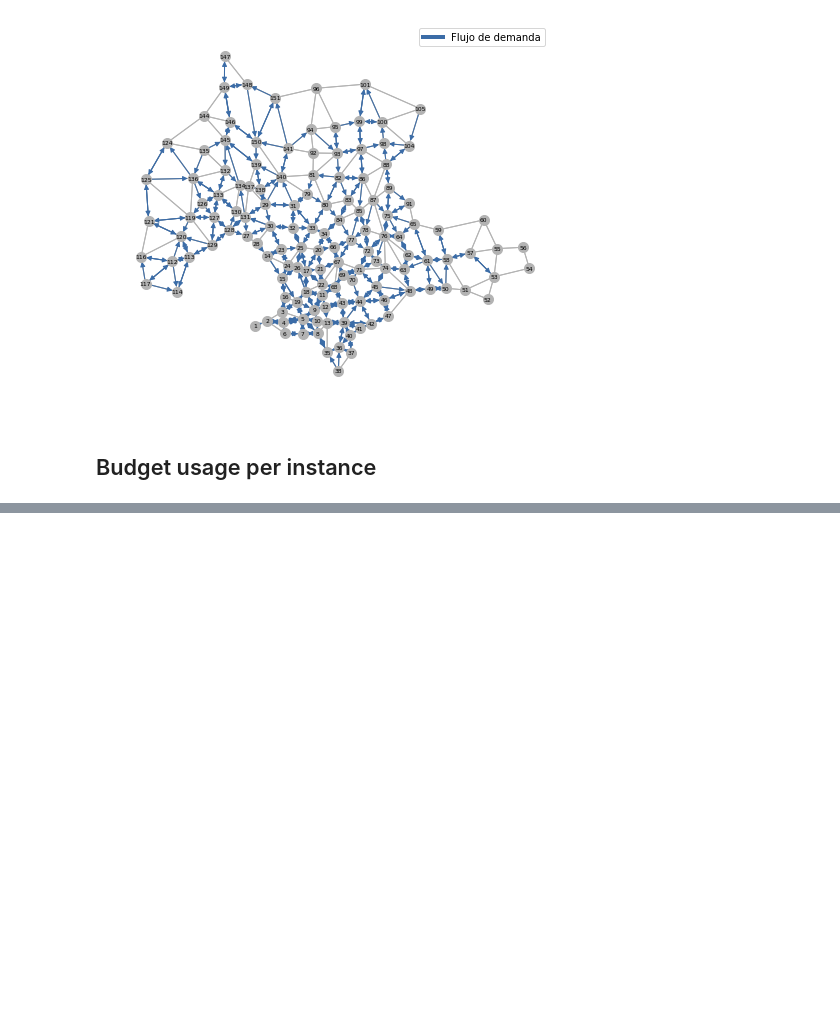
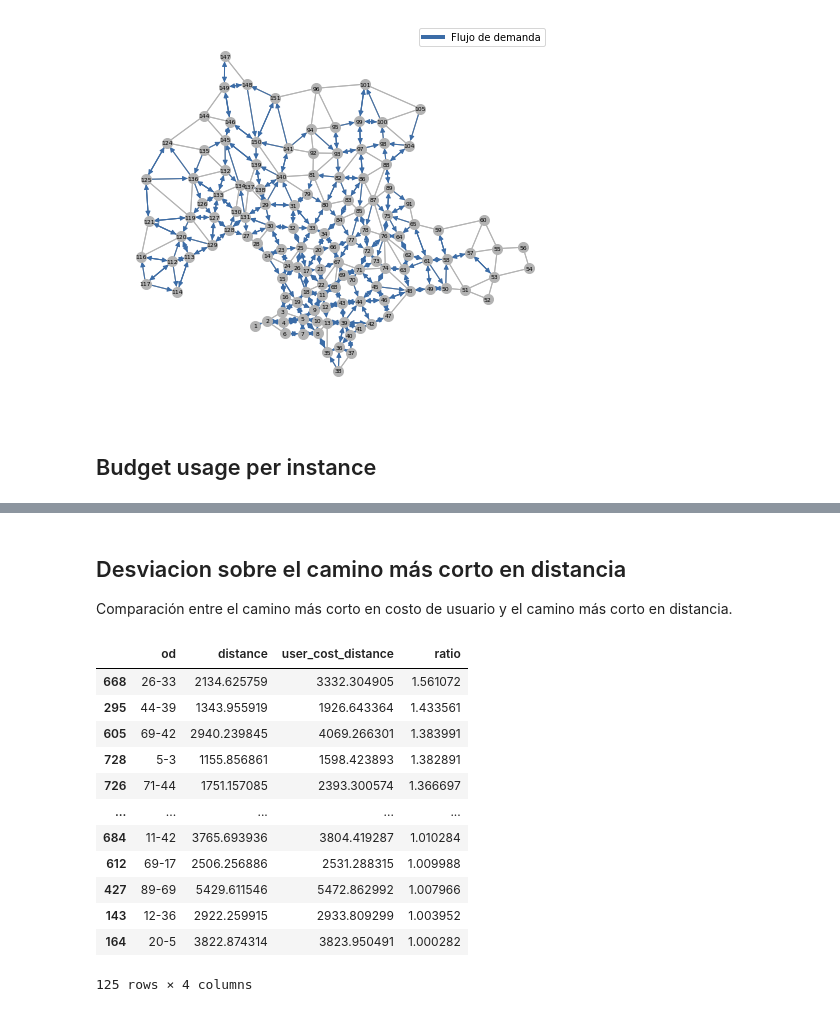
Before and after one commit to joaquinco/bicycle-network-design, a Jupyter notebook: notebooks/Montevideo.ipynb, the cells around one changed output, grey strips where cells are left out. Saved outputs shown, nothing was run; the diff lists cells and outputs as text; code cells hidden in the pictures; blank space fills up the shorter version.

Commit message:
add comparison in shortest path routes before/after infrastructure placement

```diff
--- a/notebooks/Montevideo.ipynb
+++ b/notebooks/Montevideo.ipynb
@@ -113,3 +115,49 @@ bdf[['name', 'total_length'] + infra_length_columns]
 | 3 | montevideo_d5000.0_inv_logit | 20.864053 | 0.337636 | 1.221774 | 19.304642 |
 | 4 | montevideo_d5000.0_linear_1.6_bud... | 44.968258 | NaN | 9.950273 | 35.017986 |
 | 5 | montevideo_d5000.0_inv_logit_1.6_... | 41.196177 | 0.216784 | 2.075388 | 38.904006 |
+# %% [markdown]
+## Desviacion sobre el camino más corto en distancia
+
+Comparación entre el camino más corto en costo de usuario y el camino más corto en distancia.
+# %%
+def get_shortest_path_cmp(model, solution):
+    data = []
+
+    graph = model.apply_solution_to_graph(solution)
+
+    for (origin, destination, *_) in model.odpairs:
+        distance = nx.shortest_path_length(graph, origin, destination, weight='user_cost')
+        user_cost_sp = nx.shortest_path(graph, origin, destination, weight='effective_user_cost')
+
+        user_cost_distance = sum([
+            graph.edges[n1, n2]['user_cost']
+            for n1, n2 in zip(user_cost_sp[0:-1], user_cost_sp[1:])
+        ])
+
+        data.append(dict(
+            od=f'{origin}-{destination}',
+            distance=distance,
+            user_cost_distance=user_cost_distance,
+            ratio=user_cost_distance / distance,
+        ))
+
+    return pd.DataFrame(data)
+# %%
+dfs = [get_shortest_path_cmp(*instance) for instance in instances]
+# %%
+df = dfs[0]
+df[df.ratio > 1.00].sort_values(by=['ratio'], ascending=False)
+# %% [output]
+|  | od | distance | user_cost_distance | ratio |
+| 668 | 26-33 | 2134.625759 | 3332.304905 | 1.561072 |
+| 295 | 44-39 | 1343.955919 | 1926.643364 | 1.433561 |
+| 605 | 69-42 | 2940.239845 | 4069.266301 | 1.383991 |
+| 728 | 5-3 | 1155.856861 | 1598.423893 | 1.382891 |
+| 726 | 71-44 | 1751.157085 | 2393.300574 | 1.366697 |
+| ... | ... | ... | ... | ... |
+| 684 | 11-42 | 3765.693936 | 3804.419287 | 1.010284 |
+| 612 | 69-17 | 2506.256886 | 2531.288315 | 1.009988 |
+| 427 | 89-69 | 5429.611546 | 5472.862992 | 1.007966 |
+| 143 | 12-36 | 2922.259915 | 2933.809299 | 1.003952 |
+| 164 | 20-5 | 3822.874314 | 3823.950491 | 1.000282 |
+125 rows × 4 columns
```
Also changed, not shown: parts of 1 cell of this notebook, 1 other file.
